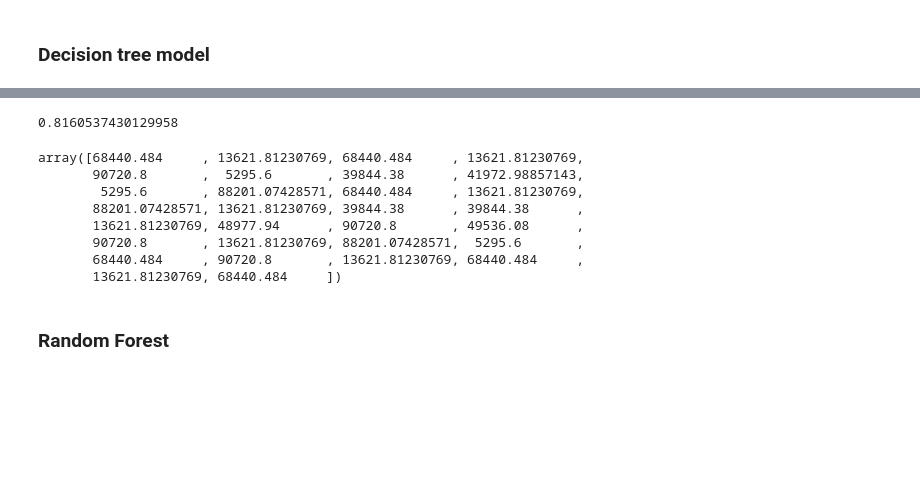
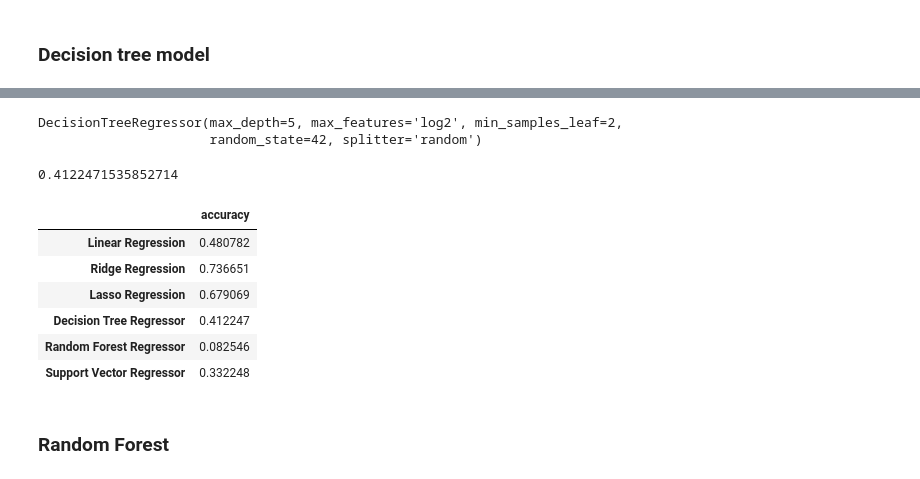
Before and after one commit to isaackarwailow/ANZ, a Jupyter notebook: Task 2. Predictive Analytics.ipynb, the cells around one changed output, grey strips where cells are left out. Saved outputs shown, nothing was run; the diff lists cells and outputs as text; code cells hidden in the pictures; blank space fills up the shorter version.

```diff
--- a/Task 2. Predictive Analytics.ipynb
+++ b/Task 2. Predictive Analytics.ipynb
@@ -721,9 +703,9 @@ param_grid = {'splitter': ['best', 'random'],
               'min_samples_leaf':[1,2,3,4,5,6,7,8,9,10],
               'max_features':['auto','log2','sqrt',None],
               'max_leaf_nodes':[None,10,20,30,40,50,60,70,80,90] }
-reg = GridSearchCV(DecisionTreeRegressor(random_state=42), param_grid, cv=5)
+dfr = GridSearchCV(DecisionTreeRegressor(random_state=42), param_grid, cv=5)
 # %%
 %%time
 # Fit the model
-reg.fit(X_train, y_train)
+dfr.fit(X_train, y_train)
 # %% [output]
@@ -740,18 +720,25 @@ reg = reg.best_estimator_
+# %%
+dfr.best_estimator_
+# %% [output]
+DecisionTreeRegressor(max_depth=5, max_features='log2', min_samples_leaf=2,
+                      random_state=42, splitter='random')
 # %%
-reg.score(X_test, y_test)
+accuracy = dfr.score(X_test, y_test)
+accuracy
 # %% [output]
-0.8160537430129958
+0.4122471535852714
-# %%
-reg.predict(X_test)
-# %% [output]
-array([68440.484     , 13621.81230769, 68440.484     , 13621.81230769,
-       90720.8       ,  5295.6       , 39844.38      , 41972.98857143,
-        5295.6       , 88201.07428571, 68440.484     , 13621.81230769,
-       88201.07428571, 13621.81230769, 39844.38      , 39844.38      ,
-       13621.81230769, 48977.94      , 90720.8       , 49536.08      ,
-       90720.8       , 13621.81230769, 88201.07428571,  5295.6       ,
-       68440.484     , 90720.8       , 13621.81230769, 68440.484     ,
-       13621.81230769, 68440.484     ])
+# %%
+results.loc['Decision Tree Regressor'] = accuracy
+# %%
+results
+# %% [output]
+|  | accuracy |
+| Linear Regression | 0.480782 |
+| Ridge Regression | 0.736651 |
+| Lasso Regression | 0.679069 |
+| Decision Tree Regressor | 0.412247 |
+| Random Forest Regressor | 0.082546 |
+| Support Vector Regressor | 0.332248 |
 # %% [markdown]
 ### Random Forest
 # %%
```
Also changed, not shown: parts of 58 cells of this notebook.
